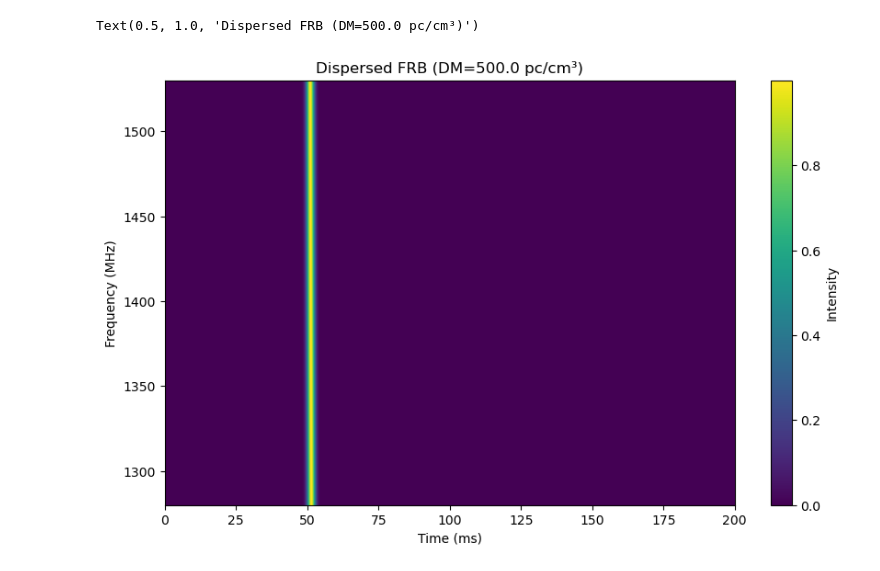
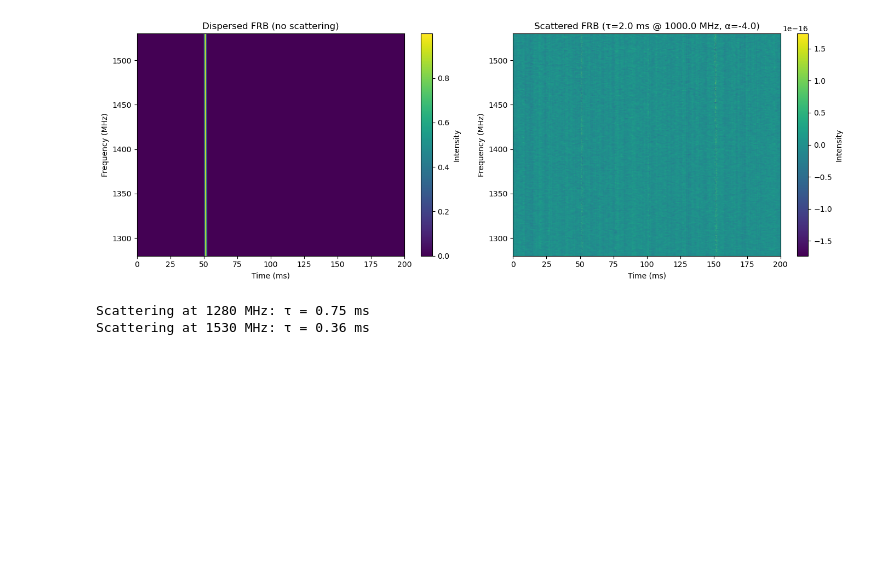
Before and after one commit to dsa110/dsa110-FLITS, a Jupyter notebook: draft.ipynb, the cells around one changed output. Saved outputs shown, nothing was run; the diff lists cells and outputs as text; code cells hidden in the pictures; blank space fills up the shorter version.

```diff
--- a/draft.ipynb
+++ b/draft.ipynb
@@ -1,34 +1,81 @@
 # %%
 from flits.models import FRBModel
 from flits.params import FRBParams
 import numpy as np
 import matplotlib.pyplot as plt
+from scipy.signal import fftconvolve
 
 # Define the FRB parameters
 params = FRBParams(
     dm=500.0,           # Dispersion measure (pc/cm³)
     amplitude=1.0,      # Peak intensity
     t0=50.0,            # Reference arrival time (ms)
-    width=1.0,          # Gaussian width (ms)
+    width=0.5,          # Gaussian width (ms)
 )
 
 model = FRBModel(params)
 
 # Create time and frequency axes
 t = np.linspace(0, 200, 2048)           # Time in ms
 freqs = np.linspace(1280, 1530, 256)    # Frequency in MHz (DSA-110 band)
+dt = t[1] - t[0]  # Time resolution in ms
 
-# Generate the dynamic spectrum
+# Generate the un-scattered dynamic spectrum
 dynspec = model.simulate(t, freqs)
 
-# Plot
-plt.figure(figsize=(10, 6))
-plt.imshow(dynspec, aspect='auto', origin='lower',
-           extent=[t.min(), t.max(), freqs.min(), freqs.max()])
-plt.xlabel('Time (ms)')
-plt.ylabel('Frequency (MHz)')
-plt.colorbar(label='Intensity')
-plt.title(f'Dispersed FRB (DM={params.dm} pc/cm³)')
+# --- Add scattering tail ---
+# Scattering timescale at reference frequency (ms)
+tau_ref = 2.0        # τ_scat at ν_ref in ms
+nu_ref = 1000.0      # Reference frequency in MHz
+alpha_scat = -4.0    # Frequency scaling: τ ∝ ν^α (typically -4 to -4.4)
+
+def scatter_profile(tau_ms, t_grid, dt):
+    """Create one-sided exponential scattering kernel."""
+    # Only positive delays
+    kernel = np.exp(-t_grid / tau_ms)
+    kernel[t_grid < 0] = 0
+    kernel /= kernel.sum() * dt  # Normalize to preserve flux
+    return kernel
+
+# Apply frequency-dependent scattering to each channel
+dynspec_scattered = np.zeros_like(dynspec)
+for i, nu in enumerate(freqs):
+    # Scattering time at this frequency
+    tau_nu = tau_ref * (nu / nu_ref) ** alpha_scat
+
+    # Create scattering kernel centered at t=0
+    t_kernel = t - t[0]  # Shift to start at 0 for causal kernel
+    kernel = scatter_profile(tau_nu, t_kernel, dt)
+
+    # Convolve the pulse with scattering kernel
+    scattered = fftconvolve(dynspec[i], kernel, mode='same') * dt
+    dynspec_scattered[i] = scattered
+
+# Plot comparison
+fig, axes = plt.subplots(1, 2, figsize=(14, 5))
+
+# Original (no scattering)
+im0 = axes[0].imshow(dynspec, aspect='auto', origin='lower',
+                     extent=[t.min(), t.max(), freqs.min(), freqs.max()])
+axes[0].set_xlabel('Time (ms)')
+axes[0].set_ylabel('Frequency (MHz)')
+axes[0].set_title(f'Dispersed FRB (no scattering)')
+plt.colorbar(im0, ax=axes[0], label='Intensity')
+
+# With scattering
+im1 = axes[1].imshow(dynspec_scattered, aspect='auto', origin='lower',
+                     extent=[t.min(), t.max(), freqs.min(), freqs.max()])
+axes[1].set_xlabel('Time (ms)')
+axes[1].set_ylabel('Frequency (MHz)')
+axes[1].set_title(f'Scattered FRB (τ={tau_ref} ms @ {nu_ref} MHz, α={alpha_scat})')
+plt.colorbar(im1, ax=axes[1], label='Intensity')
+
+plt.tight_layout()
+plt.show()
+
+print(f"Scattering at {freqs.min():.0f} MHz: τ = {tau_ref * (freqs.min()/nu_ref)**alpha_scat:.2f} ms")
+print(f"Scattering at {freqs.max():.0f} MHz: τ = {tau_ref * (freqs.max()/nu_ref)**alpha_scat:.2f} ms")
 # %% [output]
+[figure, new version]
-Text(0.5, 1.0, 'Dispersed FRB (DM=500.0 pc/cm³)')
+Scattering at 1280 MHz: τ = 0.75 ms
+Scattering at 1530 MHz: τ = 0.36 ms
-[figure, old version]
```
